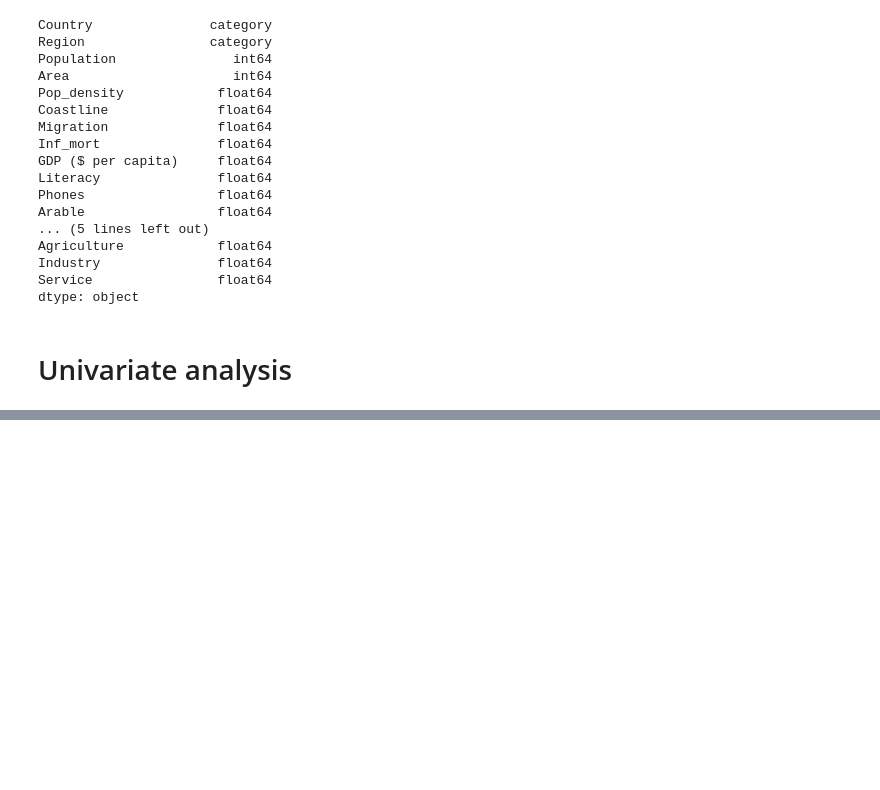
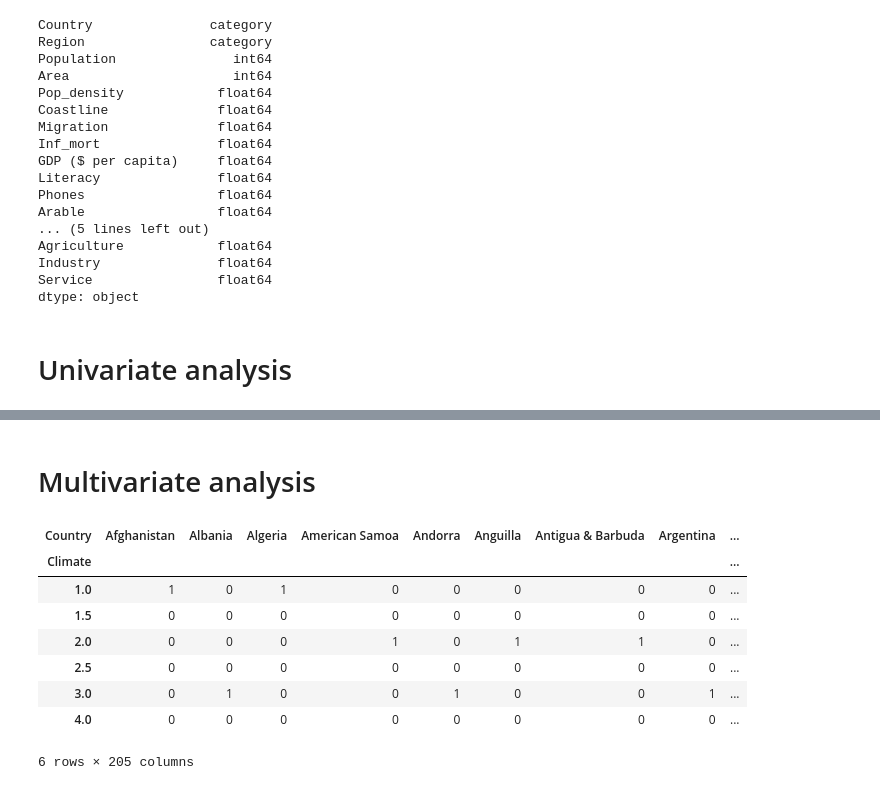
Before and after one commit to Sanaa495/data-wrangling, a Jupyter notebook: Data wrangling countries dataset/Countries-of-the-world.ipynb, the cells around one changed output, grey strips where cells are left out. Saved outputs shown, nothing was run; the diff lists cells and outputs as text; code cells hidden in the pictures; blank space fills up the shorter version.

```diff
--- a/Data wrangling countries dataset/Countries-of-the-world.ipynb
+++ b/Data wrangling countries dataset/Countries-of-the-world.ipynb
@@ -293,0 +308,15 @@ TypeError: `bins` must be an integer, a string, or an array
+# %% [markdown]
+# Multivariate analysis
+# %%
+ct=pd.crosstab(data_copy['Climate'],data_copy['Country'])
+ct
+# %% [output]
+| Country | Afghanistan | Albania | Algeria | American Samoa | Andorra | Anguilla | Antigua & Barbuda | Argentina | ... |
+| Climate |  |  |  |  |  |  |  |  | ... |
+| 1.0 | 1 | 0 | 1 | 0 | 0 | 0 | 0 | 0 | ... |
+| 1.5 | 0 | 0 | 0 | 0 | 0 | 0 | 0 | 0 | ... |
+| 2.0 | 0 | 0 | 0 | 1 | 0 | 1 | 1 | 0 | ... |
+| 2.5 | 0 | 0 | 0 | 0 | 0 | 0 | 0 | 0 | ... |
+| 3.0 | 0 | 1 | 0 | 0 | 1 | 0 | 0 | 1 | ... |
+| 4.0 | 0 | 0 | 0 | 0 | 0 | 0 | 0 | 0 | ... |
+6 rows × 205 columns
```
Also changed, not shown: parts of 6 cells of this notebook.
